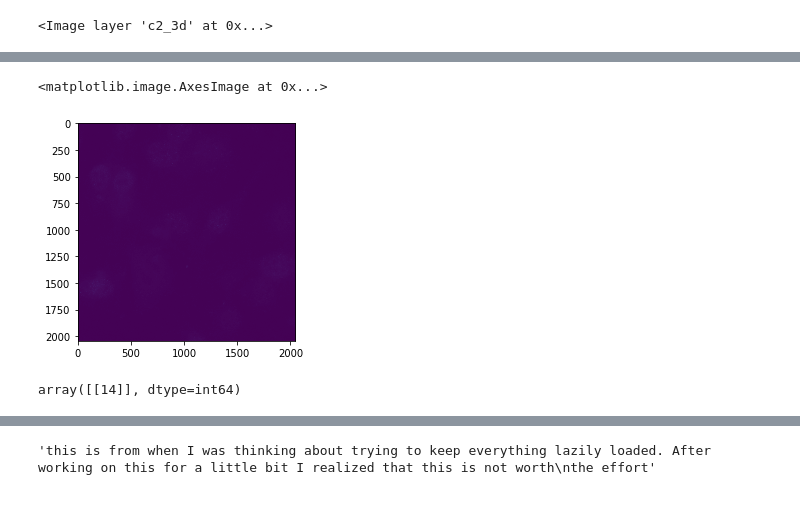
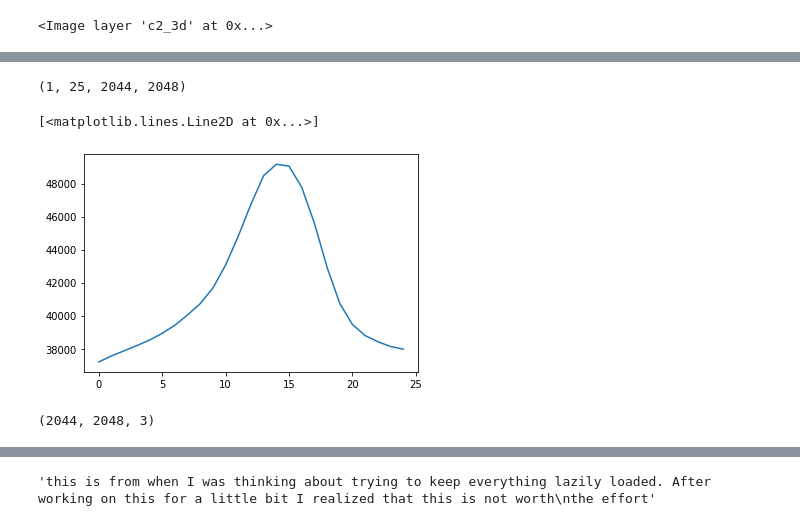
Before and after one commit to tdaugird/Legant_lab, a Jupyter notebook: 200610_adipogenesis_timecourse_r10_v2/vdr-gr-testing/no_dapi_testing.ipynb, the cells around one changed output, grey strips where cells are left out. Saved outputs shown, nothing was run; the diff lists cells and outputs as text; code cells hidden in the pictures.

```diff
--- a/200610_adipogenesis_timecourse_r10_v2/vdr-gr-testing/no_dapi_testing.ipynb
+++ b/200610_adipogenesis_timecourse_r10_v2/vdr-gr-testing/no_dapi_testing.ipynb
@@ -22,7 +22,7 @@ os.chdir(gr_vdr_dir)
 nd2_multipoints = ND2Reader('stad430_rois002.nd2') # read in a vdr-gr-cebpb image that has no dapi
 nd2_multipoints.bundle_axes = 'czyx' #bundle the channel and zyx coordinates
 nd2_multipoints.iter_axes = 'v' # set the index to the field of view
-img_5d = np.array(nd2_multipoints, dtype = float) #change the pims image into a numpy array containing float
+img_5d = np.array(nd2_multipoints[:2], dtype = float) #change the pims image into a numpy array containing float
 # %%
 img_5d.shape
 # %% [output]
@@ -225,9 +265,9 @@ io.imsave('z_max.tif', z_max_)
-# %%
-plt.imshow(img_4d_mid_region[4, :, :, 1])
-# %% [output]
-<matplotlib.image.AxesImage at 0x...>
-[figure, removed]
-# %%
-mid_slice
-# %% [output]
-array([[14]], dtype=int64)
+# %%
+c2_3d.shape
+# %% [output]
+(1, 25, 2044, 2048)
+# %%
+plt.plot(list(range(len(dcts_lst))), dcts_lst)
+# %% [output]
+[<matplotlib.lines.Line2D at 0x...>]
+[figure, added]
@@ -233,0 +314,4 @@ array([[14]], dtype=int64)
+# %%
+img_4d[mid_slice, :, :, :].shape
+# %% [output]
+(2044, 2048, 3)
```
Also changed, not shown: parts of 35 cells of this notebook, 42 other files.
